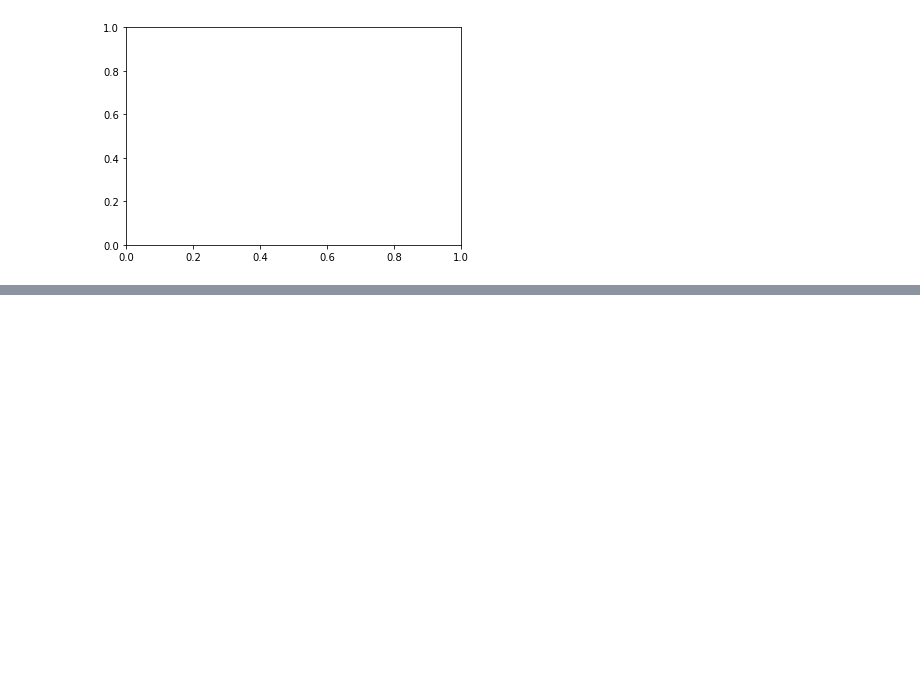
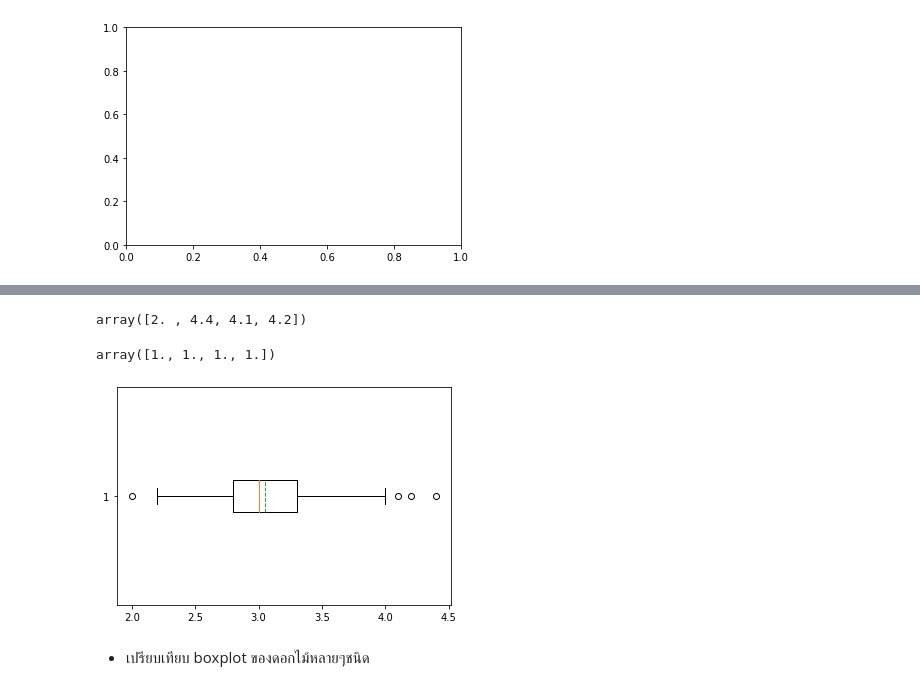
Before and after one commit to tonpiplaifa/data_viz, a Jupyter notebook: Visualize_Data_Distribution_(02).ipynb, the cells around one changed output, grey strips where cells are left out. Cells and saved outputs as stored; diff of their text form; code cells hidden in the pictures; blank space fills up the shorter version.

```diff
--- a/Visualize_Data_Distribution_(02).ipynb
+++ b/Visualize_Data_Distribution_(02).ipynb
@@ -182,0 +210,14 @@ TypeError: ignored
+# %%
+O['fliers'][0].get_ydata() #ตำแหน่งของค่า outlier ในแกน y
+# %% [output]
+array([2. , 4.4, 4.1, 4.2])
+# %%
+O['fliers'][0].get_xdata() #ตำแหน่งของค่า outlier ในแกน x
+# %% [output]
+array([1., 1., 1., 1.])
+# %%
+O = plt.boxplot(df['SepalWidth'],showmeans=True,meanline=True,vert=False)
+# %% [output]
+[figure, added]
+# %% [markdown]
+* เปรียบเทียบ boxplot ของดอกไม้หลายๆชนิด
```
Also changed, not shown: parts of 4 cells of this notebook.
